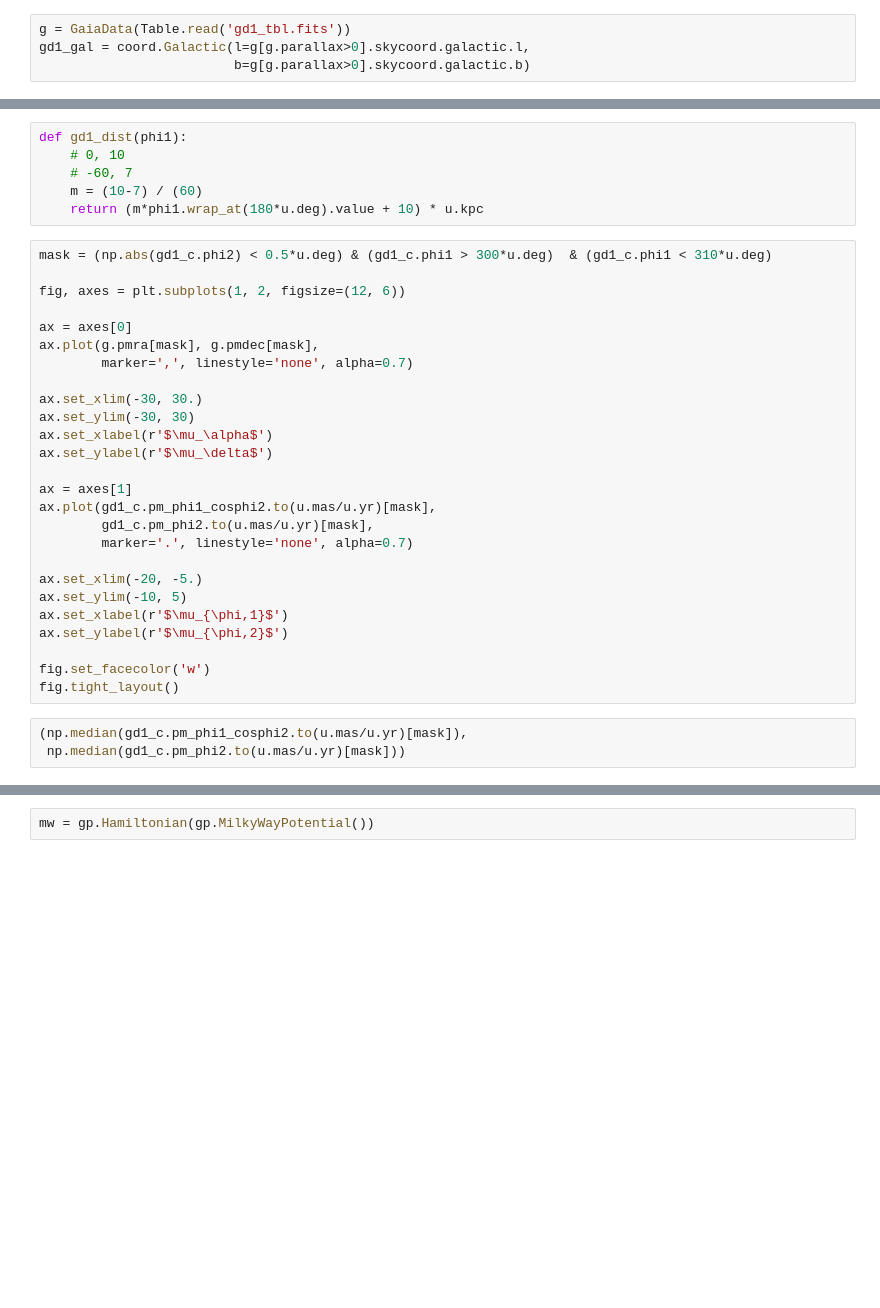
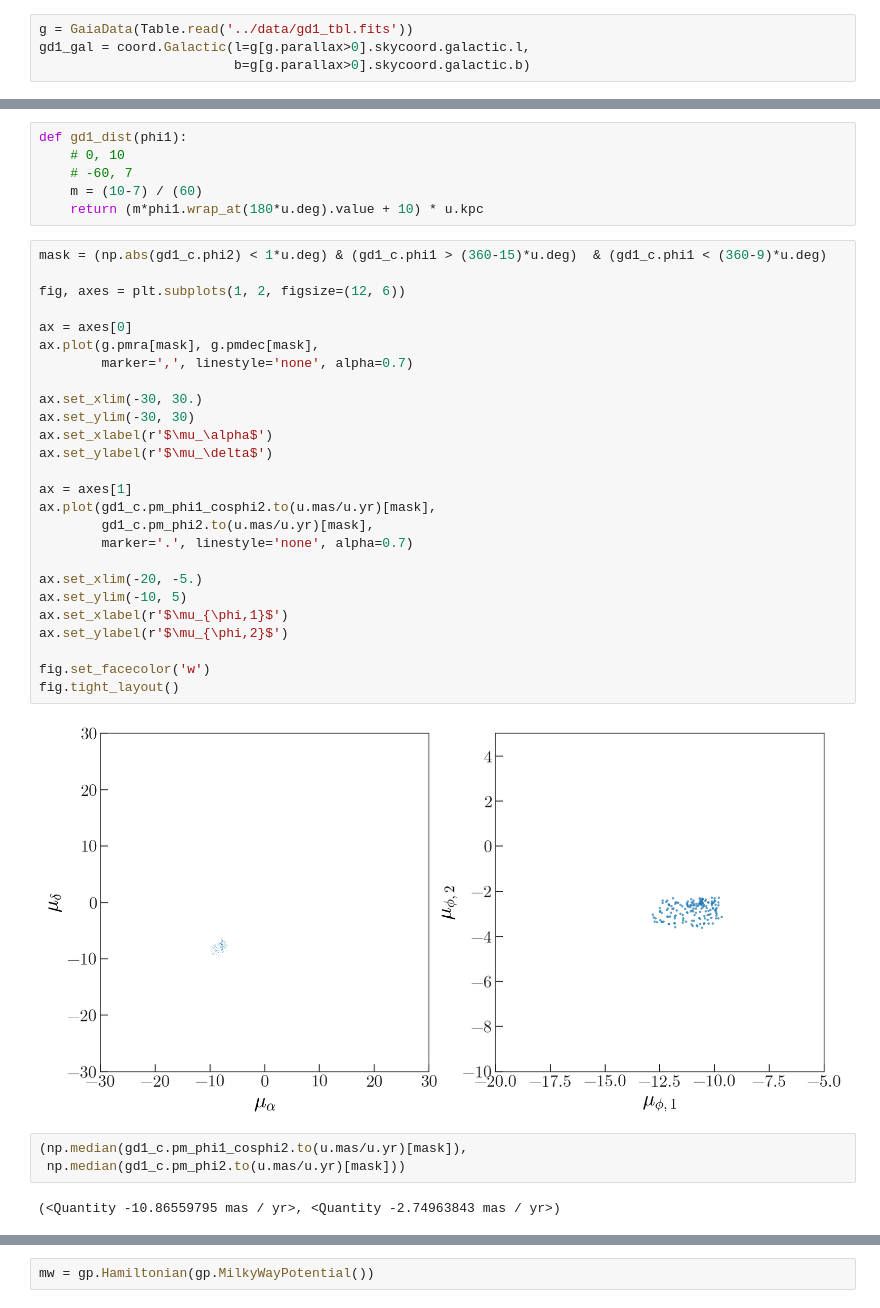
Before and after one commit to adrn/GD1-DR2, a Jupyter notebook: notebooks/GD1-orbit-mockstream.ipynb, the cells around one changed output, grey strips where cells are left out. Drawn from its saved outputs; the diff is of its cells as text; blank space fills up the shorter version.

```diff
--- a/notebooks/GD1-orbit-mockstream.ipynb
+++ b/notebooks/GD1-orbit-mockstream.ipynb
@@ -20,6 +20,6 @@ import gala.potential as gp
 from gala.dynamics import mockstream
 from gala.units import galactic
 # %%
-g = GaiaData(Table.read('gd1_tbl.fits'))
+g = GaiaData(Table.read('../data/gd1_tbl.fits'))
 gd1_gal = coord.Galactic(l=g[g.parallax>0].skycoord.galactic.l,
                          b=g[g.parallax>0].skycoord.galactic.b)
@@ -41,31 +36,35 @@ def gd1_dist(phi1):
     m = (10-7) / (60)
     return (m*phi1.wrap_at(180*u.deg).value + 10) * u.kpc
 # %%
-mask = (np.abs(gd1_c.phi2) < 0.5*u.deg) & (gd1_c.phi1 > 300*u.deg)  & (gd1_c.phi1 < 310*u.deg)
+mask = (np.abs(gd1_c.phi2) < 1*u.deg) & (gd1_c.phi1 > (360-15)*u.deg)  & (gd1_c.phi1 < (360-9)*u.deg)
 
 fig, axes = plt.subplots(1, 2, figsize=(12, 6))
 
 ax = axes[0]
 ax.plot(g.pmra[mask], g.pmdec[mask],
         marker=',', linestyle='none', alpha=0.7)
 
 ax.set_xlim(-30, 30.)
 ax.set_ylim(-30, 30)
 ax.set_xlabel(r'$\mu_\alpha$')
 ax.set_ylabel(r'$\mu_\delta$')
 
 ax = axes[1]
 ax.plot(gd1_c.pm_phi1_cosphi2.to(u.mas/u.yr)[mask],
         gd1_c.pm_phi2.to(u.mas/u.yr)[mask],
         marker='.', linestyle='none', alpha=0.7)
 
 ax.set_xlim(-20, -5.)
 ax.set_ylim(-10, 5)
 ax.set_xlabel(r'$\mu_{\phi,1}$')
 ax.set_ylabel(r'$\mu_{\phi,2}$')
 
 fig.set_facecolor('w')
 fig.tight_layout()
+# %% [output]
+[figure, added]
 # %%
 (np.median(gd1_c.pm_phi1_cosphi2.to(u.mas/u.yr)[mask]),
  np.median(gd1_c.pm_phi2.to(u.mas/u.yr)[mask]))
+# %% [output]
+(<Quantity -10.86559795 mas / yr>, <Quantity -2.74963843 mas / yr>)
```
Also changed, not shown: parts of 33 cells of this notebook, 1 other file.
